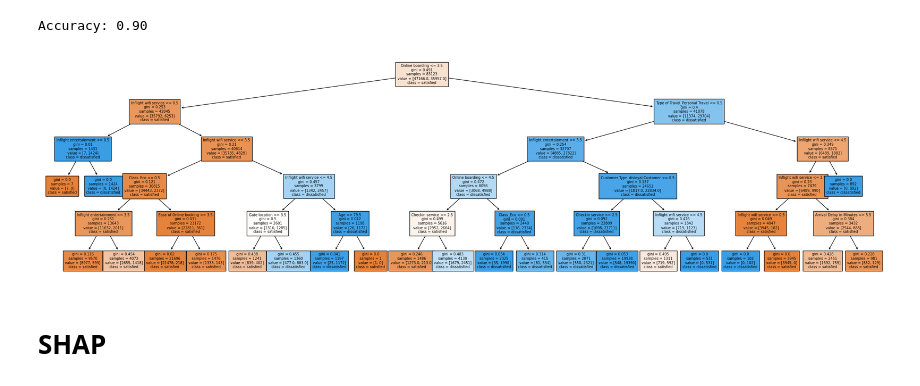
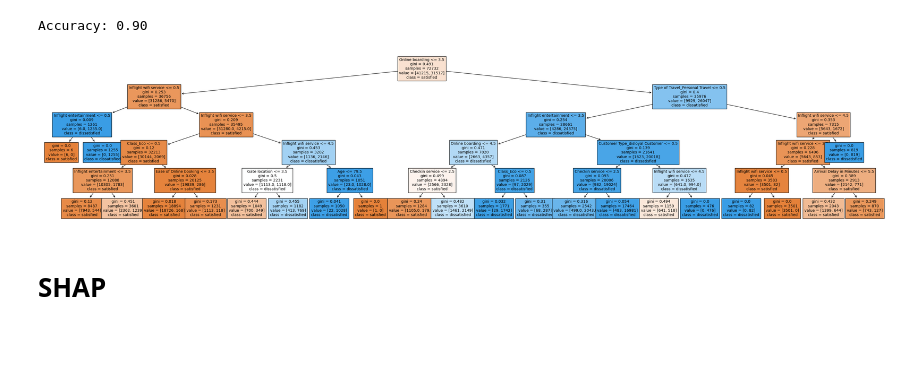
Before and after one commit to woojin-heo/SHAP, a Jupyter notebook: scripts/model_catboost_shap.ipynb, the cells around one changed output. Saved outputs shown, nothing was run; the diff lists cells and outputs as text; code cells hidden in the pictures; blank space fills up the shorter version.

Commit message:
add common preprocessing, compare the models

```diff
--- a/scripts/model_catboost_shap.ipynb
+++ b/scripts/model_catboost_shap.ipynb
@@ -3 +3,3 @@ import pandas as pd
+# %%
+df, X_train, X_valid, y_train, y_valid = preprocessing()
 # %%
@@ -54,17 +54,20 @@ from sklearn.model_selection import train_test_split
 from sklearn.metrics import accuracy_score
 
 # data load
-X = df.drop(columns=['id','satisfaction'], axis=1)
-y = df['satisfaction']
-X_train, X_test, y_train, y_test = train_test_split(X, y, test_size=0.2, random_state=42)
+# X = df.drop(columns=['id','satisfaction'], axis=1)
+# y = df['satisfaction']
+# X_train, X_test, y_train, y_test = train_test_split(X, y, test_size=0.2, random_state=42)
+
+# categorical_columns = ['Gender', 'Customer Type', 'Type of Travel', 'Class']
+categorical_columns = []
 
 # model train
 model = CatBoostClassifier(iterations=100, learning_rate=0.1, depth=6, cat_features=categorical_columns)
-model.fit(X_train, y_train, eval_set=(X_test, y_test), verbose=10)
+model.fit(X_train, y_train, eval_set=(X_valid, y_valid), verbose=10)
 
 # prediction
-y_pred = model.predict(X_test)
+y_pred = model.predict(X_valid)
 
 # accuracy
-print(f"Accuracy: {accuracy_score(y_test, y_pred)}")
+print(f"Accuracy: {accuracy_score( )}")
 # %% [output]
@@ -129,8 +132,8 @@ df_['satisfaction'] = df_['satisfaction'].map({"neutral or dissatisfied": 0, "sa
 # %%
 # data load
-X = df_.drop(columns=['id','satisfaction'], axis=1)
-y = df_['satisfaction']
-X_train, X_test, y_train, y_test = train_test_split(X, y, test_size=0.2, random_state=42)
+# X = df_.drop(columns=['id','satisfaction'], axis=1)
+# y = df_['satisfaction']
+# X_train, X_test, y_train, y_test = train_test_split(X, y, test_size=0.2, random_state=42)
 # %%
 # model train
 dt_model = DecisionTreeClassifier(max_depth=5, random_state=42)
@@ -151,13 +154,13 @@ with open('/Users/woojinheo/Desktop/github/SHAP/models/decision_tree_model.pkl',
 # %%
 from sklearn.tree import plot_tree
 import matplotlib.pyplot as plt
 
 # Decision Tree visualization
-plt.figure(figsize=(30, 8))
-plot_tree(dt_model, feature_names=X.columns.tolist(), class_names=['satisfied','dissatisfied'], filled=True, fontsize=7)
+plt.figure(figsize=(40, 8))
+plot_tree(dt_model, feature_names=X.columns.tolist(), class_names=['satisfied','dissatisfied'], filled=True, fontsize=10)
 plt.show()
 # %% [output]
-[figure, old version]
+[figure, new version]
 # %% [markdown]
 # SHAP
 # %%
```
Also changed, not shown: parts of 9 cells of this notebook, 4 other files.
